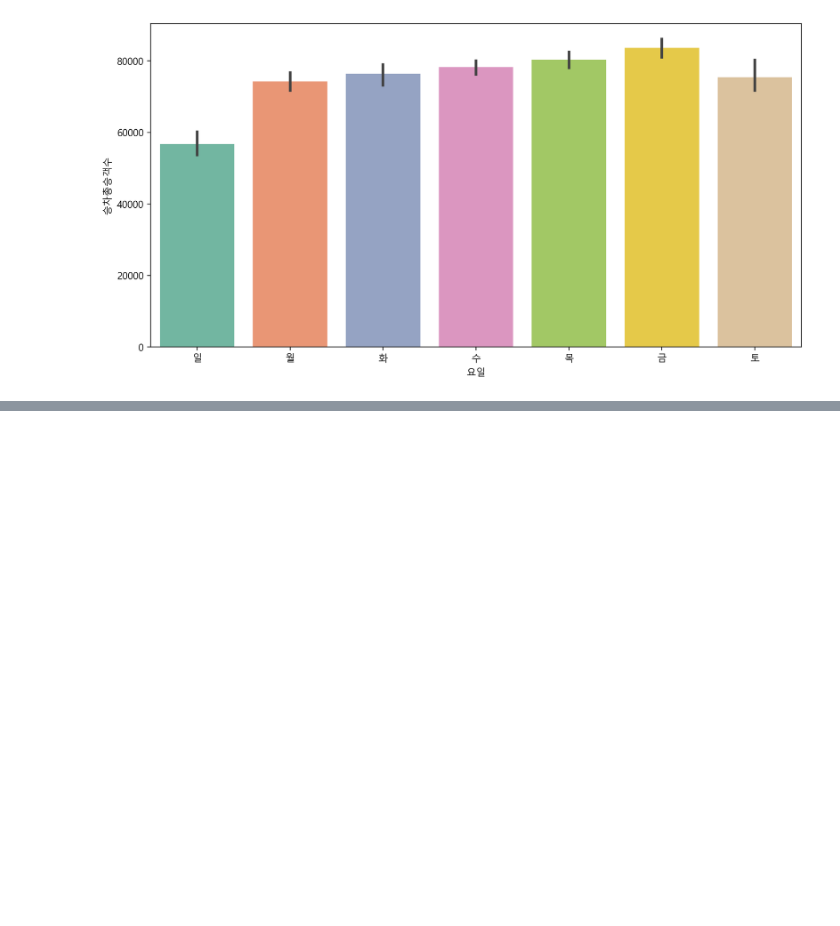
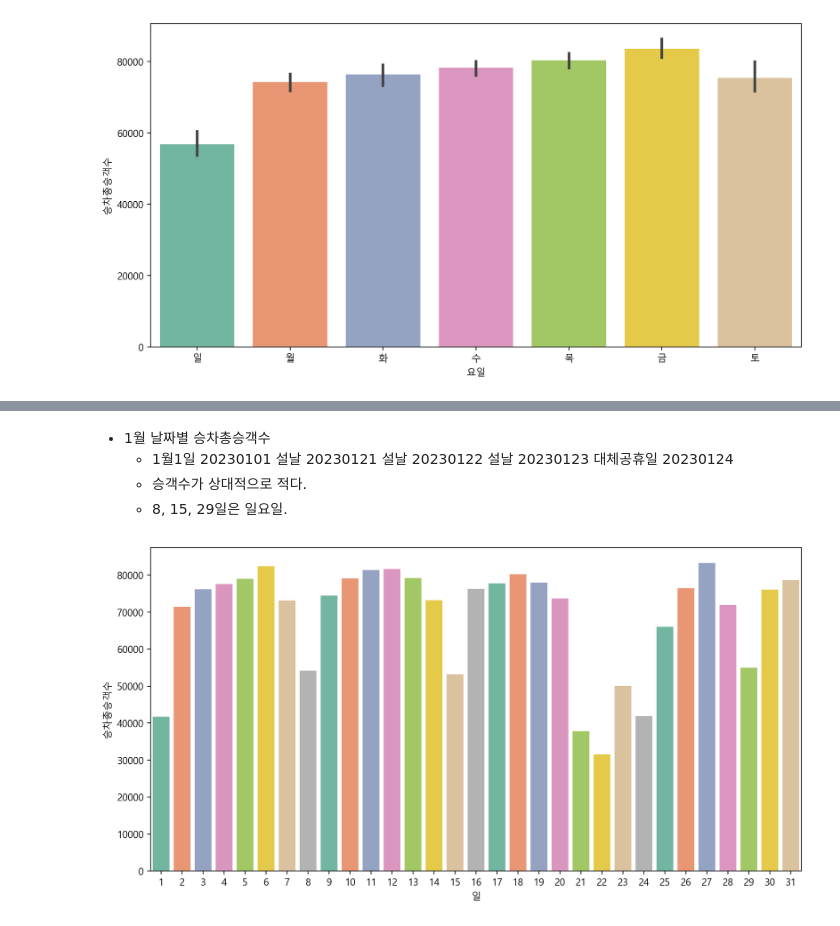
Before and after one commit to mizima1015/multi_semi_project, a Jupyter notebook: EDA/[시각화_000]_2호선잠실역.ipynb, the cells around one changed output, grey strips where cells are left out. Saved outputs shown, nothing was run; the diff lists cells and outputs as text; code cells hidden in the pictures; blank space fills up the shorter version.

```diff
--- a/EDA/[시각화_000]_2호선잠실역.ipynb
+++ b/EDA/[시각화_000]_2호선잠실역.ipynb
@@ -225,0 +321,15 @@ plt.show()
+# %% [markdown]
+- 1월 날짜별 승차총승객수
+  - 1월1일 20230101 설날 20230121 설날 20230122 설날 20230123 대체공휴일 20230124
+  - 승객수가 상대적으로 적다.
+  - 8, 15, 29일은 일요일.
+# %%
+plt.figure(figsize = (12, 6))
+sns.barplot(x = '일',
+            y = '승차총승객수',
+            data = sub_23_js_1,
+            palette="Set2"
+           )
+plt.show()
+# %% [output]
+[figure, added]
```
Also changed, not shown: parts of 19 cells of this notebook.
